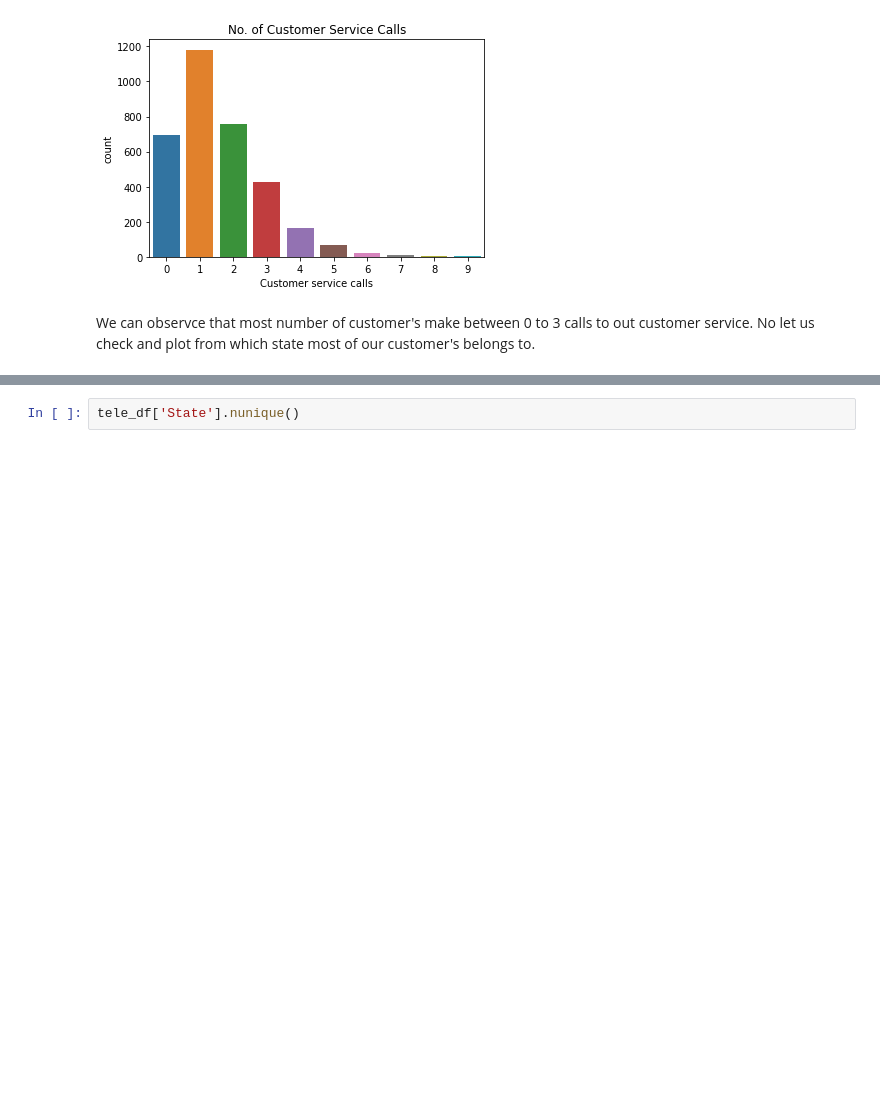
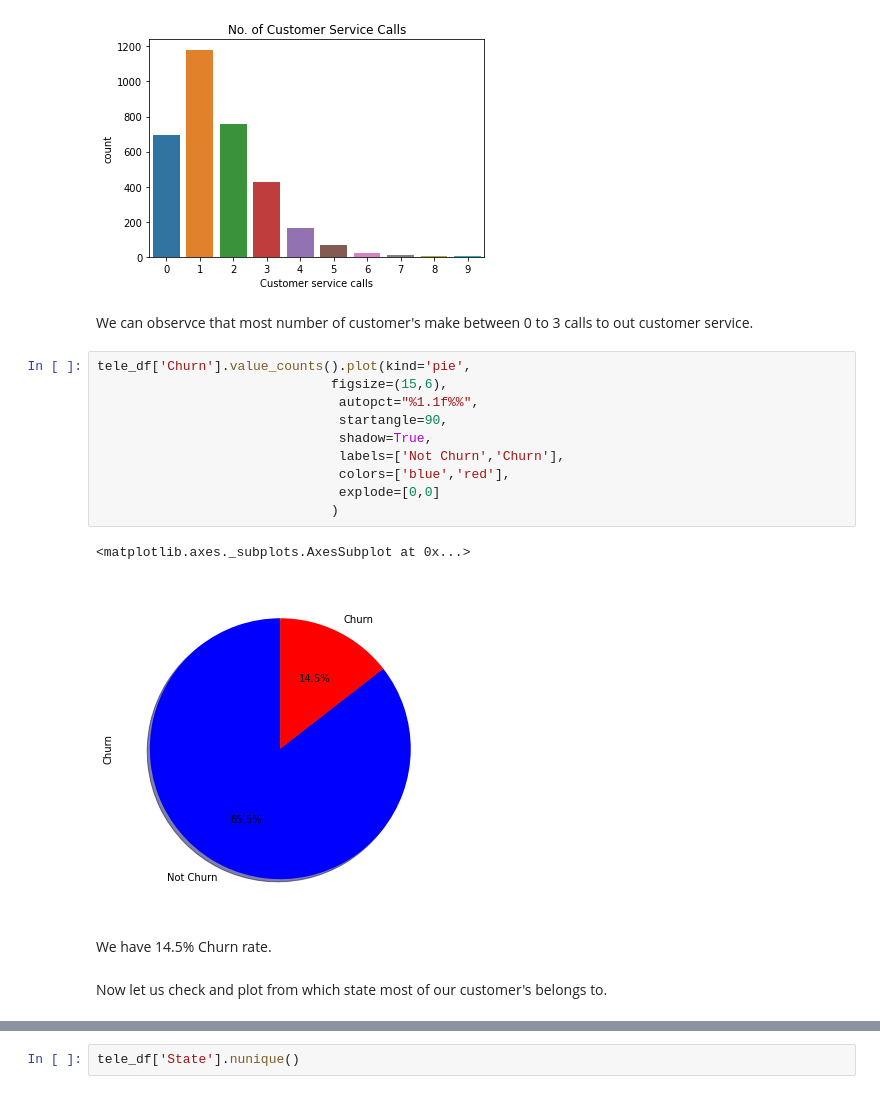
Before and after one commit to DT22179/Telecom-Churn-Analysis, a Jupyter notebook: Telecom_Churn_Analysis_Capstone_Project.ipynb, the cells around one changed output, grey strips where cells are left out. Saved outputs shown, nothing was run; the diff lists cells and outputs as text; blank space fills up the shorter version.

```diff
--- a/Telecom_Churn_Analysis_Capstone_Project.ipynb
+++ b/Telecom_Churn_Analysis_Capstone_Project.ipynb
@@ -242,7 +242,24 @@ plt.show()
 # %% [output]
 [figure]
 # %% [markdown]
-We can observce that most number of customer's make between 0 to 3 calls to out customer service. No let us check and plot from which state most of our customer's belongs to.
+We can observce that most number of customer's make between 0 to 3 calls to out customer service.
+# %%
+tele_df['Churn'].value_counts().plot(kind='pie',
+                              figsize=(15,6),
+                               autopct="%1.1f%%",
+                               startangle=90,
+                               shadow=True,
+                               labels=['Not Churn','Churn'],
+                               colors=['blue','red'],
+                               explode=[0,0]
+                              )
+# %% [output]
+<matplotlib.axes._subplots.AxesSubplot at 0x...>
+[figure, added]
+# %% [markdown]
+We have 14.5% Churn rate.
+# %% [markdown]
+ Now let us check and plot from which state most of our customer's belongs to.
 # %%
 tele_df['State'].value_counts()
 # %% [output]
```
Also changed, not shown: parts of 11 cells of this notebook.
